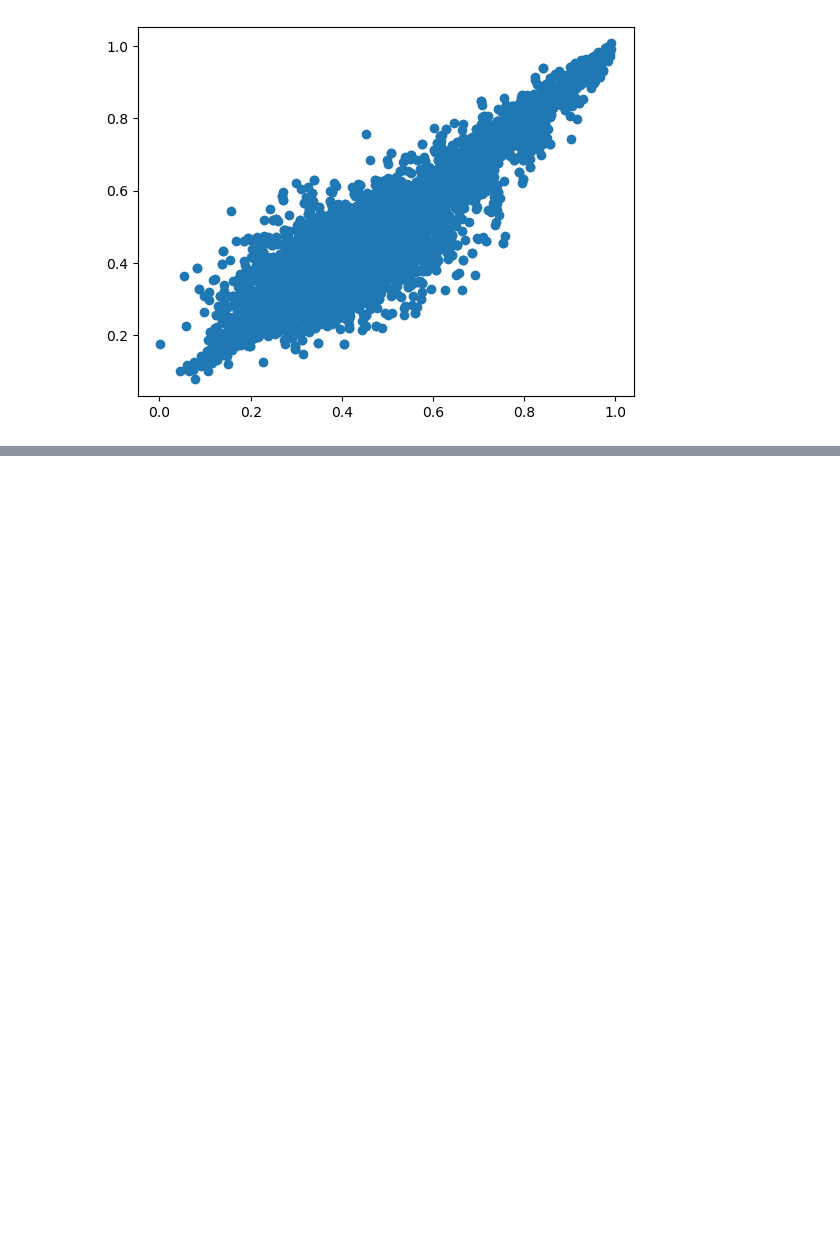
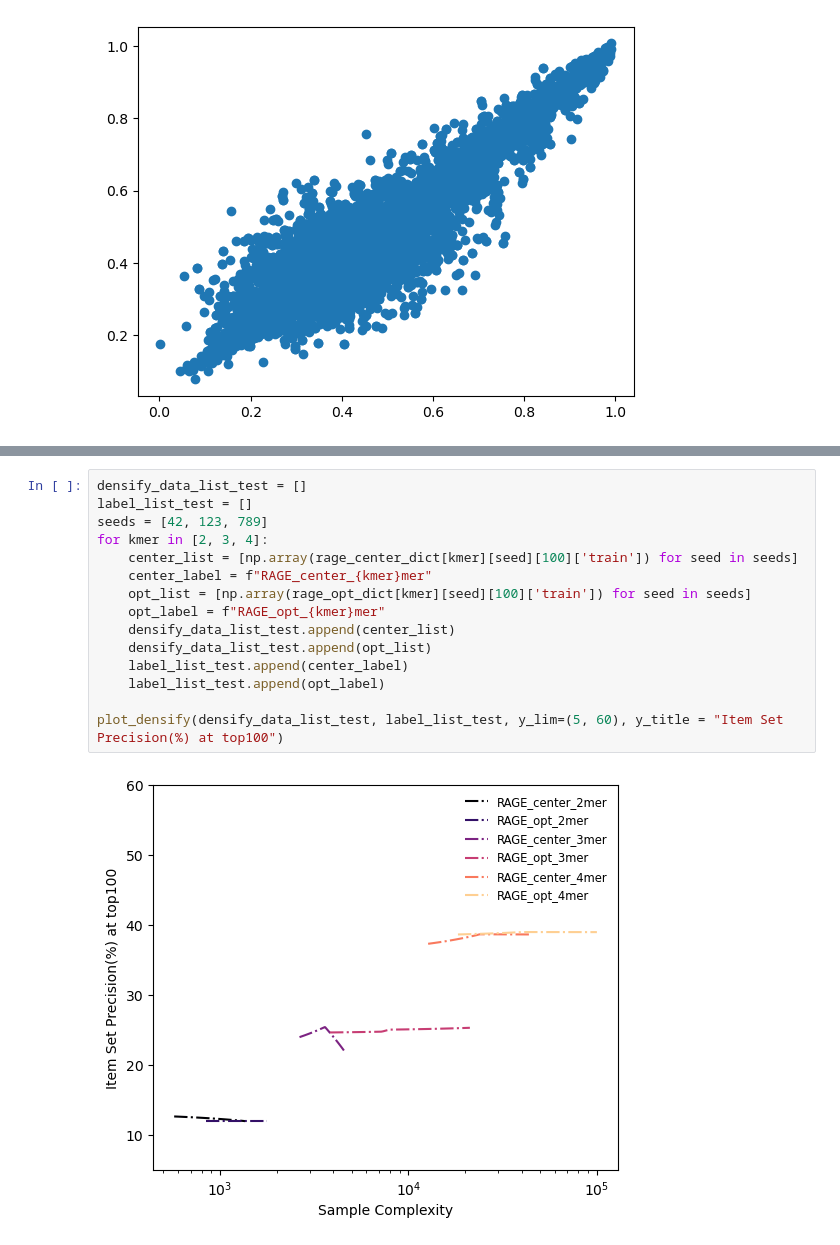
Before and after one commit to sqhang/2024_sqhang_Transductive-bandits, a Jupyter notebook: fit_tf_bind8.ipynb, the cells around one changed output, grey strips where cells are left out. Cells and saved outputs as stored; diff of their text form; blank space fills up the shorter version.

```diff
--- a/fit_tf_bind8.ipynb
+++ b/fit_tf_bind8.ipynb
@@ -707,0 +583,17 @@ print(precision_at_k(pred_y_reward, y_test, k = 100))
+# %%
+densify_data_list_test = []
+label_list_test = []
+seeds = [42, 123, 789]
+for kmer in [2, 3, 4]:
+    center_list = [np.array(rage_center_dict[kmer][seed][100]['train']) for seed in seeds]
+    center_label = f"RAGE_center_{kmer}mer"
+    opt_list = [np.array(rage_opt_dict[kmer][seed][100]['train']) for seed in seeds]
+    opt_label = f"RAGE_opt_{kmer}mer"
+    densify_data_list_test.append(center_list)
+    densify_data_list_test.append(opt_list)
+    label_list_test.append(center_label)
+    label_list_test.append(opt_label)
+
+plot_densify(densify_data_list_test, label_list_test, y_lim=(5, 60), y_title = "Item Set Precision(%) at top100")
+# %% [output]
+[figure, added]
```
Also changed, not shown: parts of 61 cells of this notebook, 4 other files.
